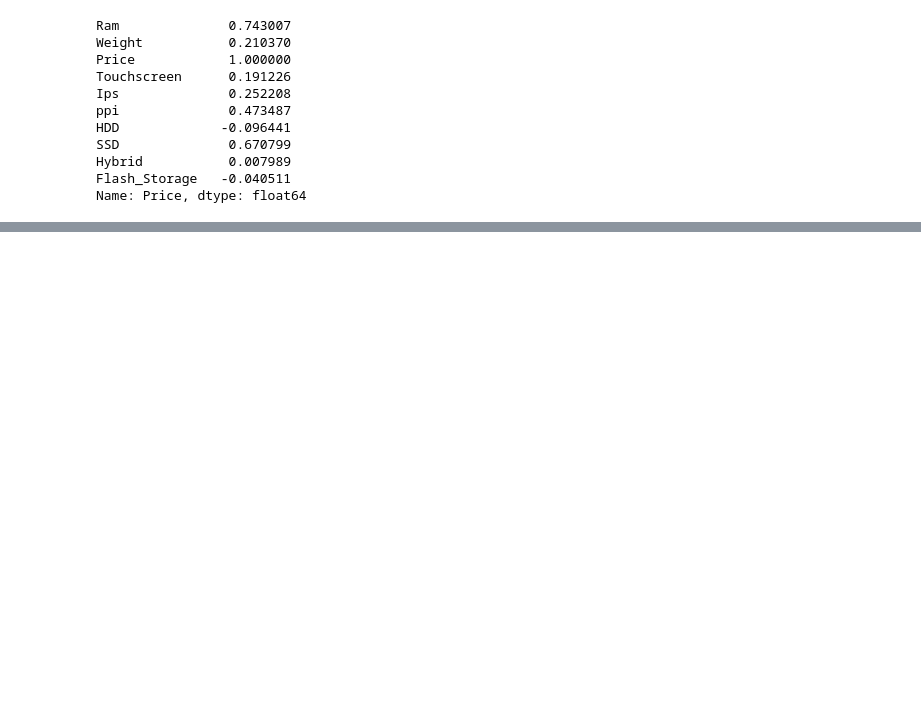
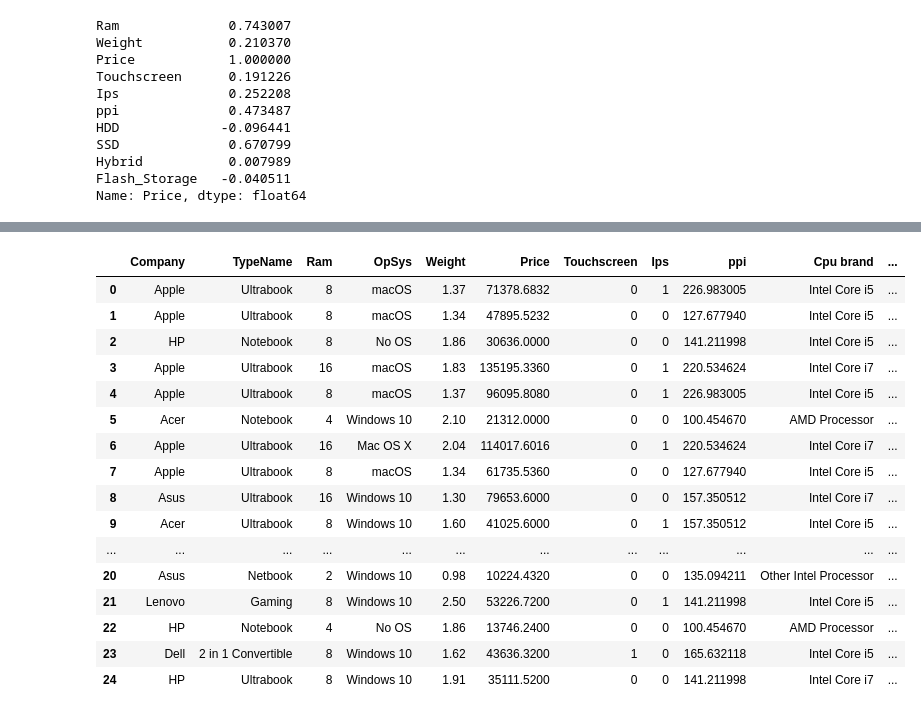
Before and after one commit to vanix056/Laptop_Price_predictor, a Jupyter notebook: Laptop_price_predictor.ipynb, the cells around one changed output, grey strips where cells are left out. Cells and saved outputs as stored; diff of their text form; code cells hidden in the pictures; blank space fills up the shorter version.

```diff
--- a/Laptop_price_predictor.ipynb
+++ b/Laptop_price_predictor.ipynb
@@ -520,0 +591,20 @@ read_csv.head(25)
+# %%
+read_csv.head(25)
+# %% [output]
+|  | Company | TypeName | Ram | OpSys | Weight | Price | Touchscreen | Ips | ppi | Cpu brand | ... |
+| 0 | Apple | Ultrabook | 8 | macOS | 1.37 | 71378.6832 | 0 | 1 | 226.983005 | Intel Core i5 | ... |
+| 1 | Apple | Ultrabook | 8 | macOS | 1.34 | 47895.5232 | 0 | 0 | 127.677940 | Intel Core i5 | ... |
+| 2 | HP | Notebook | 8 | No OS | 1.86 | 30636.0000 | 0 | 0 | 141.211998 | Intel Core i5 | ... |
+| 3 | Apple | Ultrabook | 16 | macOS | 1.83 | 135195.3360 | 0 | 1 | 220.534624 | Intel Core i7 | ... |
+| 4 | Apple | Ultrabook | 8 | macOS | 1.37 | 96095.8080 | 0 | 1 | 226.983005 | Intel Core i5 | ... |
+| 5 | Acer | Notebook | 4 | Windows 10 | 2.10 | 21312.0000 | 0 | 0 | 100.454670 | AMD Processor | ... |
+| 6 | Apple | Ultrabook | 16 | Mac OS X | 2.04 | 114017.6016 | 0 | 1 | 220.534624 | Intel Core i7 | ... |
+| 7 | Apple | Ultrabook | 8 | macOS | 1.34 | 61735.5360 | 0 | 0 | 127.677940 | Intel Core i5 | ... |
+| 8 | Asus | Ultrabook | 16 | Windows 10 | 1.30 | 79653.6000 | 0 | 0 | 157.350512 | Intel Core i7 | ... |
+| 9 | Acer | Ultrabook | 8 | Windows 10 | 1.60 | 41025.6000 | 0 | 1 | 157.350512 | Intel Core i5 | ... |
+| ... | ... | ... | ... | ... | ... | ... | ... | ... | ... | ... | ... |
+| 20 | Asus | Netbook | 2 | Windows 10 | 0.98 | 10224.4320 | 0 | 0 | 135.094211 | Other Intel Processor | ... |
+| 21 | Lenovo | Gaming | 8 | Windows 10 | 2.50 | 53226.7200 | 0 | 1 | 141.211998 | Intel Core i5 | ... |
+| 22 | HP | Notebook | 4 | No OS | 1.86 | 13746.2400 | 0 | 0 | 100.454670 | AMD Processor | ... |
+| 23 | Dell | 2 in 1 Convertible | 8 | Windows 10 | 1.62 | 43636.3200 | 1 | 0 | 165.632118 | Intel Core i5 | ... |
+| 24 | HP | Ultrabook | 8 | Windows 10 | 1.91 | 35111.5200 | 0 | 0 | 141.211998 | Intel Core i7 | ... |
```
Also changed, not shown: parts of 8 cells of this notebook.
